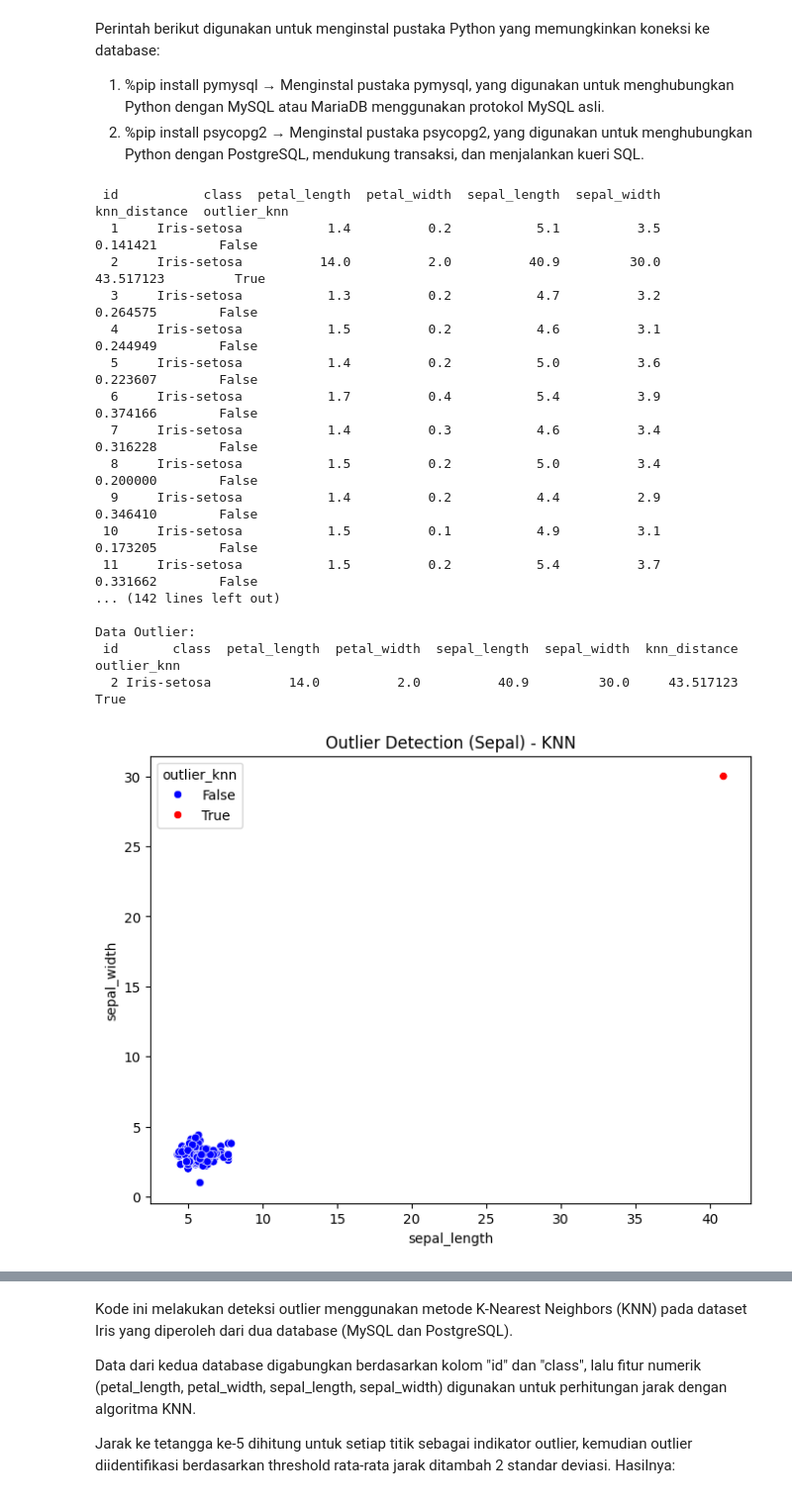
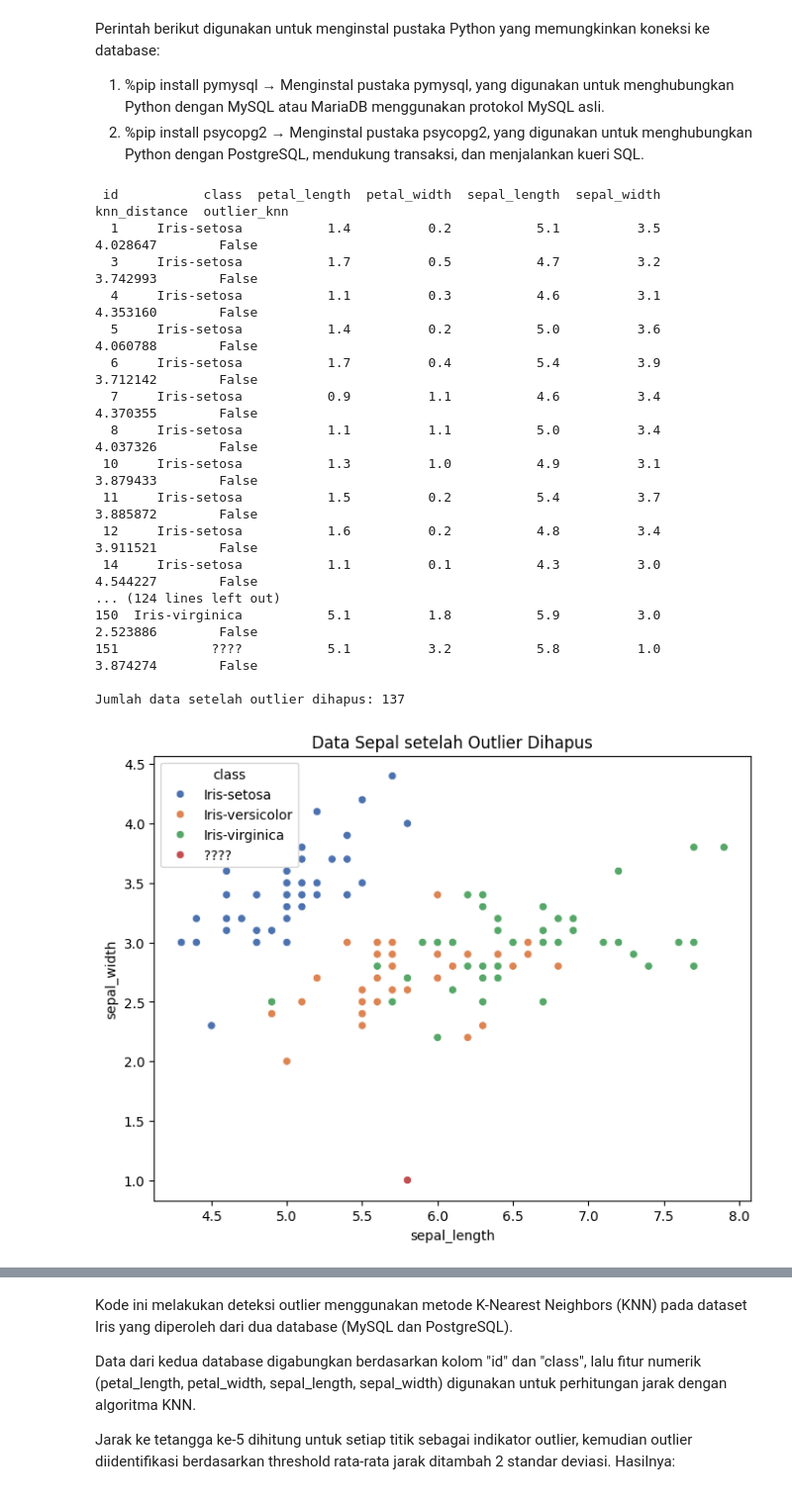
Before and after one commit to rahelse/Pendata, a Jupyter notebook: _sources/knn.ipynb, the cells around one changed output, grey strips where cells are left out. Shown at 99% size. Saved outputs shown, nothing was run; the diff lists cells and outputs as text; code cells hidden in the pictures.

```diff
--- a/_sources/knn.ipynb
+++ b/_sources/knn.ipynb
@@ -111,64 +110,60 @@ df_merged = pd.merge(df_mysql, df_postgresql, on=["id", "class"], how="inner")
 feature_columns = ["petal_length", "petal_width", "sepal_length", "sepal_width"]
 data_values = df_merged[feature_columns].values
 
 # KNN Outlier Detection
-def knn_outlier_detection(data, k=5):
+def knn_outlier_detection(data, k=90):
     neigh = NearestNeighbors(n_neighbors=k)
     neigh.fit(data)
     distances, _ = neigh.kneighbors(data)
     avg_distances = distances[:, -1]  # Ambil jarak k-terjauh sebagai skor
     return avg_distances
 
 # Hitung K-NN distance
-df_merged["knn_distance"] = knn_outlier_detection(data_values, k=5)
+df_merged["knn_distance"] = knn_outlier_detection(data_values, k=90)
 
 # Tentukan threshold sebagai nilai rata-rata + 2 standar deviasi
 threshold = df_merged["knn_distance"].mean() + 2 * df_merged["knn_distance"].std()
 df_merged["outlier_knn"] = df_merged["knn_distance"] > threshold
 
-# Cetak hasil
-df_result = df_merged[["id", "class", "petal_length", "petal_width", "sepal_length", "sepal_width", "knn_distance", "outlier_knn"]]
-print(df_result.to_string(index=False))
-num_outliers = df_merged["outlier_knn"].sum()
-print(f"\nJumlah outlier: {num_outliers}")
+# Hapus data outlier
+df_filtered = df_merged[~df_merged["outlier_knn"]]
 
-# Cetak data outlier
-outliers = df_merged[df_merged["outlier_knn"]]
-print("\nData Outlier:")
-print(outliers.to_string(index=False))
+# Cetak hasil setelah outlier dihapus
+print(df_filtered.to_string(index=False))
+print(f"\nJumlah data setelah outlier dihapus: {len(df_filtered)}")
 
-# Visualisasi outlier berdasarkan K-NN
+# Visualisasi setelah outlier dihapus
 plt.figure(figsize=(8, 6))
 sns.scatterplot(
-    x=df_merged["sepal_length"], y=df_merged["sepal_width"],
-    hue=df_merged["outlier_knn"], palette={False: "blue", True: "red"}
+    x=df_filtered["sepal_length"], y=df_filtered["sepal_width"],
+    hue=df_filtered["class"], palette="deep"
 )
-plt.title("Outlier Detection (Sepal) - KNN")
+plt.title("Data Sepal setelah Outlier Dihapus")
 plt.show()
 
 plt.figure(figsize=(8, 6))
 sns.scatterplot(
-    x=df_merged["petal_length"], y=df_merged["petal_width"],
-    hue=df_merged["outlier_knn"], palette={False: "blue", True: "red"}
+    x=df_filtered["petal_length"], y=df_filtered["petal_width"],
+    hue=df_filtered["class"], palette="deep"
 )
-plt.title("Outlier Detection (Petal) - KNN")
+plt.title("Data Petal setelah Outlier Dihapus")
 plt.show()
 # %% [output]
  id           class  petal_length  petal_width  sepal_length  sepal_width  knn_distance  outlier_knn
-  1     Iris-setosa           1.4          0.2           5.1          3.5      0.141421        False
-  2     Iris-setosa          14.0          2.0          40.9         30.0     43.517123         True
-  3     Iris-setosa           1.3          0.2           4.7          3.2      0.264575        False
-  4     Iris-setosa           1.5          0.2           4.6          3.1      0.244949        False
-  5     Iris-setosa           1.4          0.2           5.0          3.6      0.223607        False
-  6     Iris-setosa           1.7          0.4           5.4          3.9      0.374166        False
-  7     Iris-setosa           1.4          0.3           4.6          3.4      0.316228        False
-  8     Iris-setosa           1.5          0.2           5.0          3.4      0.200000        False
-  9     Iris-setosa           1.4          0.2           4.4          2.9      0.346410        False
- 10     Iris-setosa           1.5          0.1           4.9          3.1      0.173205        False
- 11     Iris-setosa           1.5          0.2           5.4          3.7      0.331662        False
-... (142 lines left out)
+  1     Iris-setosa           1.4          0.2           5.1          3.5      4.028647        False
+  3     Iris-setosa           1.7          0.5           4.7          3.2      3.742993        False
+  4     Iris-setosa           1.1          0.3           4.6          3.1      4.353160        False
+  5     Iris-setosa           1.4          0.2           5.0          3.6      4.060788        False
+  6     Iris-setosa           1.7          0.4           5.4          3.9      3.712142        False
+  7     Iris-setosa           0.9          1.1           4.6          3.4      4.370355        False
+  8     Iris-setosa           1.1          1.1           5.0          3.4      4.037326        False
+ 10     Iris-setosa           1.3          1.0           4.9          3.1      3.879433        False
+ 11     Iris-setosa           1.5          0.2           5.4          3.7      3.885872        False
+ 12     Iris-setosa           1.6          0.2           4.8          3.4      3.911521        False
+ 14     Iris-setosa           1.1          0.1           4.3          3.0      4.544227        False
+... (124 lines left out)
+150  Iris-virginica           5.1          1.8           5.9          3.0      2.523886        False
+151            ????           5.1          3.2           5.8          1.0      3.874274        False
 
-Data Outlier:
- id       class  petal_length  petal_width  sepal_length  sepal_width  knn_distance  outlier_knn
-  2 Iris-setosa          14.0          2.0          40.9         30.0     43.517123         True
+Jumlah data setelah outlier dihapus: 137
-[figure, old version]
+[figure, new version]
```
Also changed, not shown: parts of 9 cells of this notebook, 4 other files.
